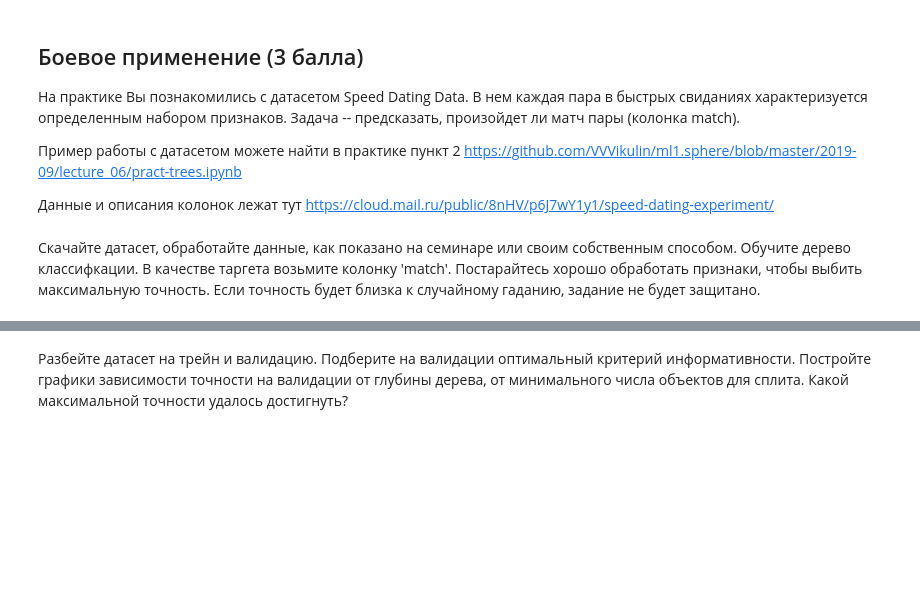
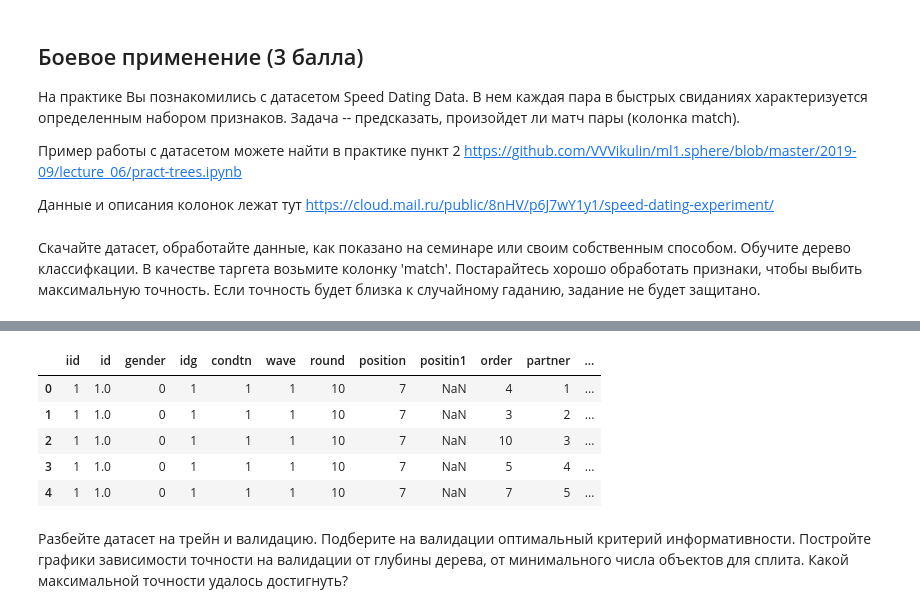
Before and after one commit to DaveMSU/msu_ml_spring_2020, a Jupyter notebook: 03/d.harazyan_hw3.ipynb, the cells around one changed output, grey strips where cells are left out. Drawn from its saved outputs; the diff is of its cells as text; code cells hidden in the pictures; blank space fills up the shorter version.

```diff
--- a/03/d.harazyan_hw3.ipynb
+++ b/03/d.harazyan_hw3.ipynb
@@ -365,3 +342,6 @@ https://github.com/VVVikulin/ml1.sphere/blob/master/2019-09/lecture_06/pract-tre
 https://cloud.mail.ru/public/8nHV/p6J7wY1y1/speed-dating-experiment/
 # %% [markdown]
 Скачайте датасет, обработайте данные, как показано на семинаре или своим собственным способом. Обучите дерево классифкации. В качестве таргета возьмите колонку 'match'. Постарайтесь хорошо обработать признаки, чтобы выбить максимальную точность. Если точность будет близка к случайному гаданию, задание не будет защитано.
+# %%
+df = pd.read_csv('Speed Dating Data.csv', encoding = "ISO-8859-1")
+pd.options.display.max_columns = 200
@@ -368,3 +363,12 @@ https://cloud.mail.ru/public/8nHV/p6J7wY1y1/speed-dating-experiment/
+# %%
+df.head()
+# %% [output]
+|  | iid | id | gender | idg | condtn | wave | round | position | positin1 | order | partner | ... |
+| 0 | 1 | 1.0 | 0 | 1 | 1 | 1 | 10 | 7 | NaN | 4 | 1 | ... |
+| 1 | 1 | 1.0 | 0 | 1 | 1 | 1 | 10 | 7 | NaN | 3 | 2 | ... |
+| 2 | 1 | 1.0 | 0 | 1 | 1 | 1 | 10 | 7 | NaN | 10 | 3 | ... |
+| 3 | 1 | 1.0 | 0 | 1 | 1 | 1 | 10 | 7 | NaN | 5 | 4 | ... |
+| 4 | 1 | 1.0 | 0 | 1 | 1 | 1 | 10 | 7 | NaN | 7 | 5 | ... |
 # %% [markdown]
 Разбейте датасет на трейн и валидацию. Подберите на валидации оптимальный критерий  информативности.
 Постройте графики зависимости точности на валидации от глубины дерева, от минимального числа объектов для сплита.
```
Also changed, not shown: parts of 13 cells of this notebook.
